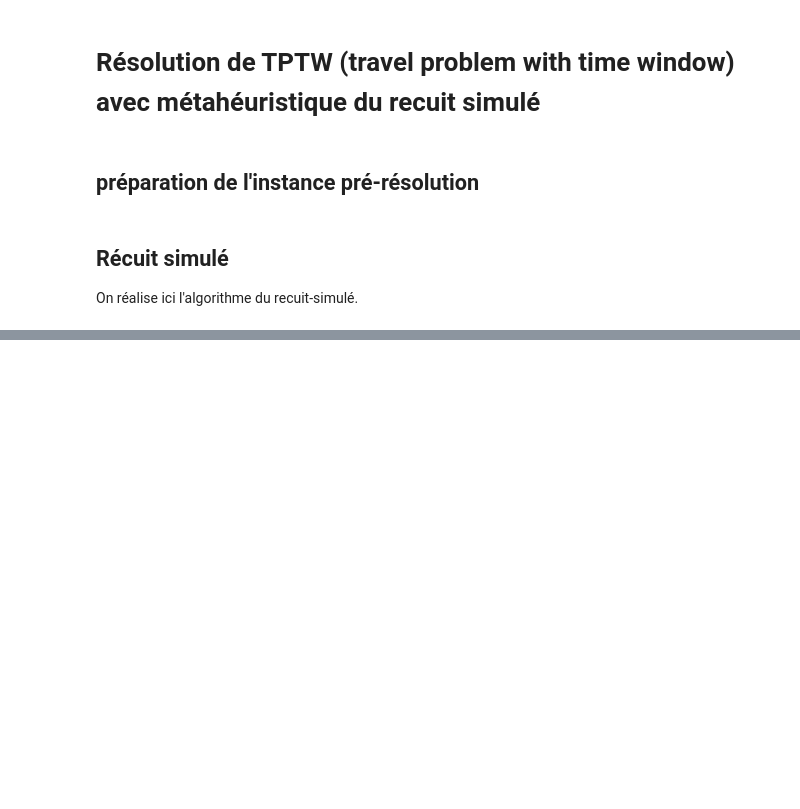
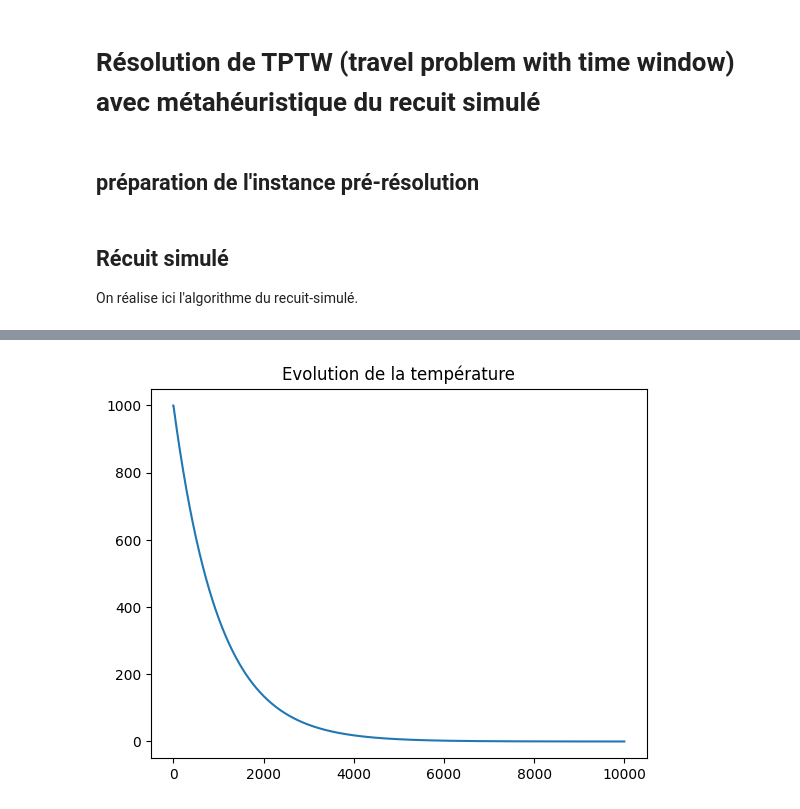
Before and after one commit to jupiterMJM/cplt_sci_metaheuristique, a Jupyter notebook: brouillon.ipynb, the cells around one changed output, grey strips where cells are left out. Saved outputs shown, nothing was run; the diff lists cells and outputs as text; code cells hidden in the pictures; blank space fills up the shorter version.

```diff
--- a/brouillon.ipynb
+++ b/brouillon.ipynb
@@ -92,0 +120,7 @@ print("[INFO] Simulation terminée")
+# %%
+plt.close()
+plt.plot(historique_temperature)
+plt.title("Evolution de la température")
+plt.show()
+# %% [output]
+[figure, added]
```
Also changed, not shown: parts of 8 cells of this notebook.
